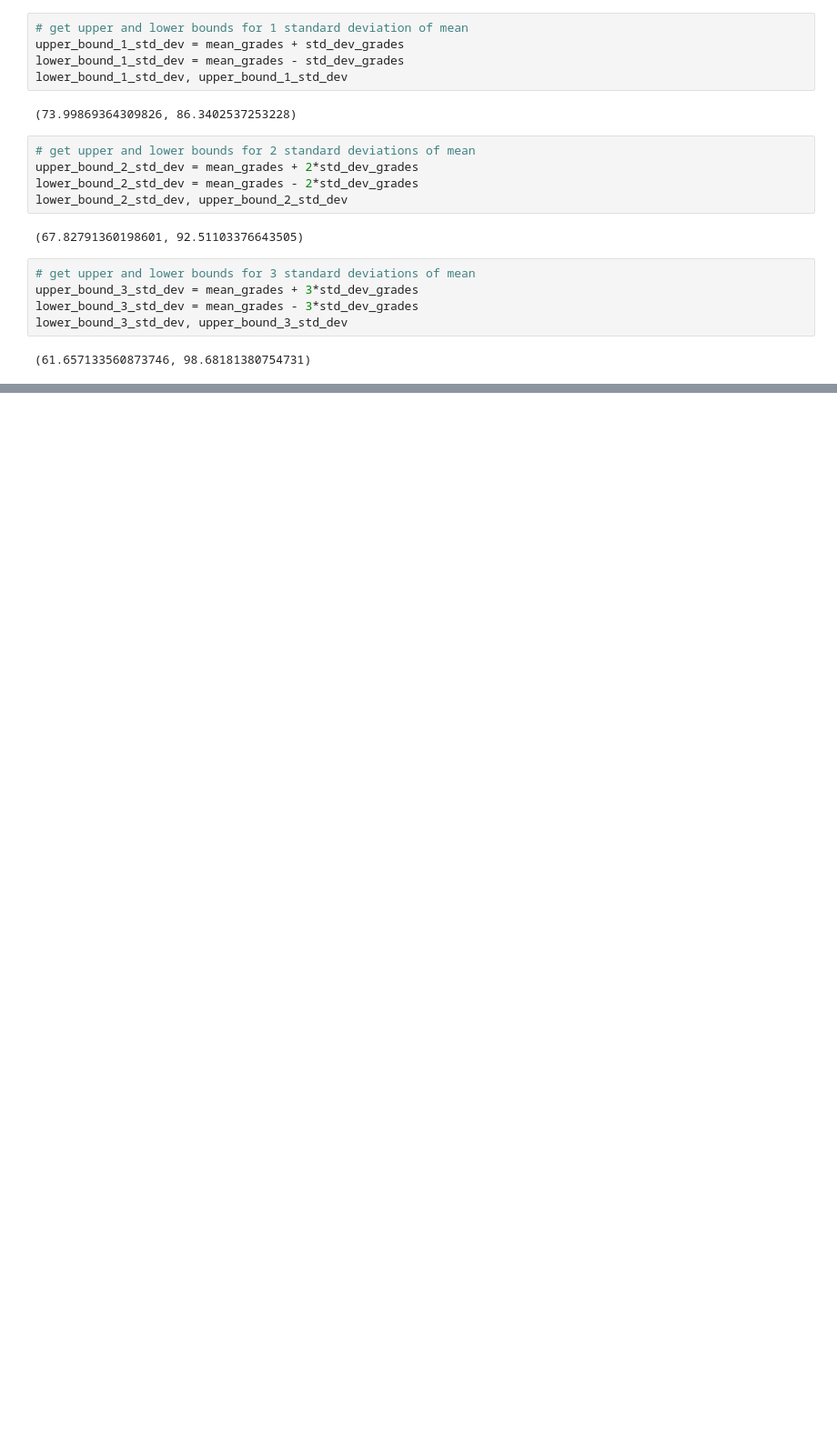
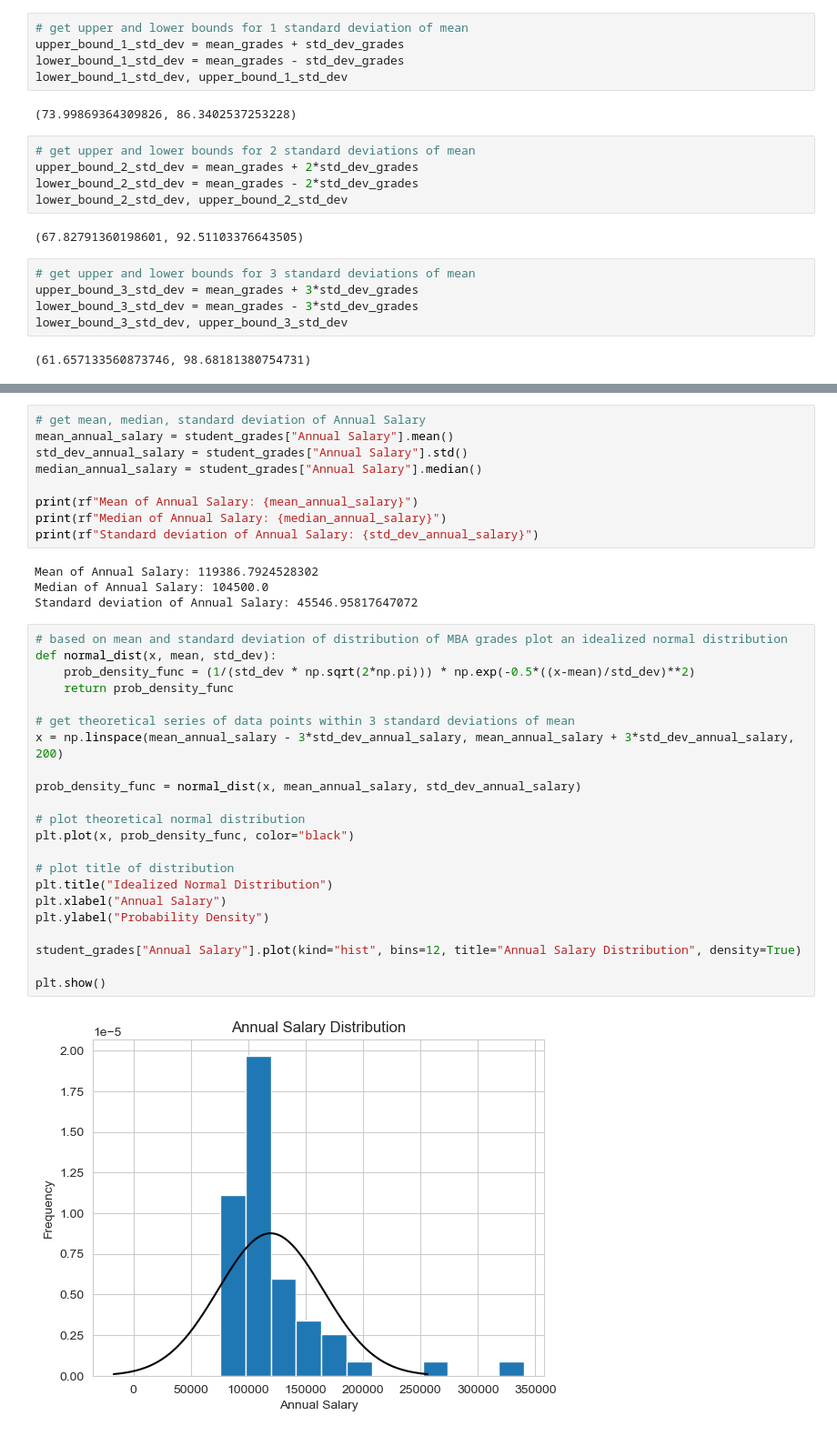
Before and after one commit to MeetPatel89/recruitment_analysis, a Jupyter notebook: dist.ipynb, the cells around one changed output, grey strips where cells are left out. Shown at 91% size. Cells and saved outputs as stored; diff of their text form; blank space fills up the shorter version.

Commit message:
verify if annual salary of graduates follows normal distribution

```diff
--- a/dist.ipynb
+++ b/dist.ipynb
@@ -145,0 +166,37 @@ lower_bound_3_std_dev, upper_bound_3_std_dev
+# %%
+# get mean, median, standard deviation of Annual Salary
+mean_annual_salary = student_grades["Annual Salary"].mean()
+std_dev_annual_salary = student_grades["Annual Salary"].std()
+median_annual_salary = student_grades["Annual Salary"].median()
+
+print(rf"Mean of Annual Salary: {mean_annual_salary}")
+print(rf"Median of Annual Salary: {median_annual_salary}")
+print(rf"Standard deviation of Annual Salary: {std_dev_annual_salary}")
+# %% [output]
+Mean of Annual Salary: 119386.7924528302
+Median of Annual Salary: 104500.0
+Standard deviation of Annual Salary: 45546.95817647072
+# %%
+# based on mean and standard deviation of distribution of MBA grades plot an idealized normal distribution
+def normal_dist(x, mean, std_dev):
+    prob_density_func = (1/(std_dev * np.sqrt(2*np.pi))) * np.exp(-0.5*((x-mean)/std_dev)**2)
+    return prob_density_func
+
+# get theoretical series of data points within 3 standard deviations of mean
+x = np.linspace(mean_annual_salary - 3*std_dev_annual_salary, mean_annual_salary + 3*std_dev_annual_salary, 200)
+
+prob_density_func = normal_dist(x, mean_annual_salary, std_dev_annual_salary)
+
+# plot theoretical normal distribution
+plt.plot(x, prob_density_func, color="black")
+
+# plot title of distribution
+plt.title("Idealized Normal Distribution")
+plt.xlabel("Annual Salary")
+plt.ylabel("Probability Density")
+
+student_grades["Annual Salary"].plot(kind="hist", bins=12, title="Annual Salary Distribution", density=True)
+
+plt.show()
+# %% [output]
+[figure, added]
```
Also changed, not shown: parts of 14 cells of this notebook.
